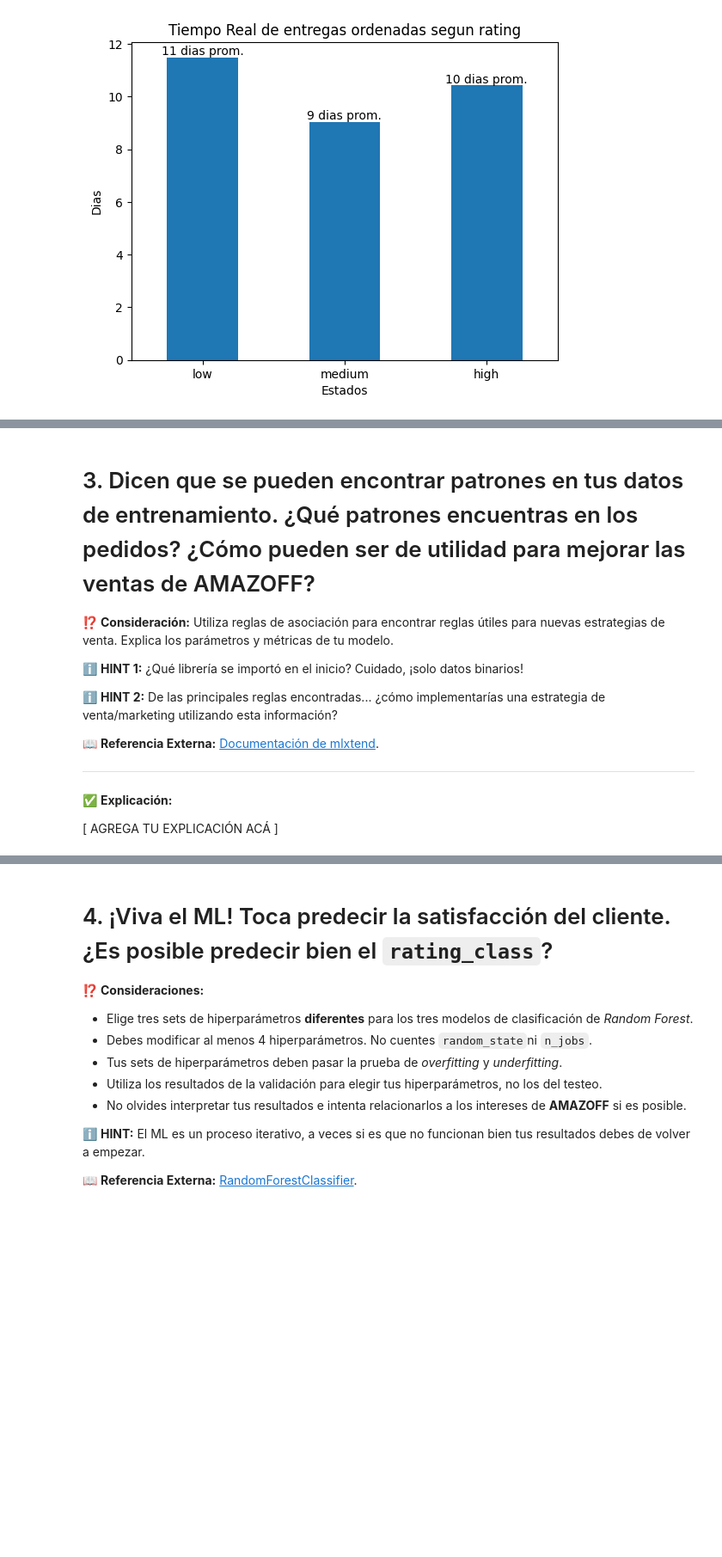
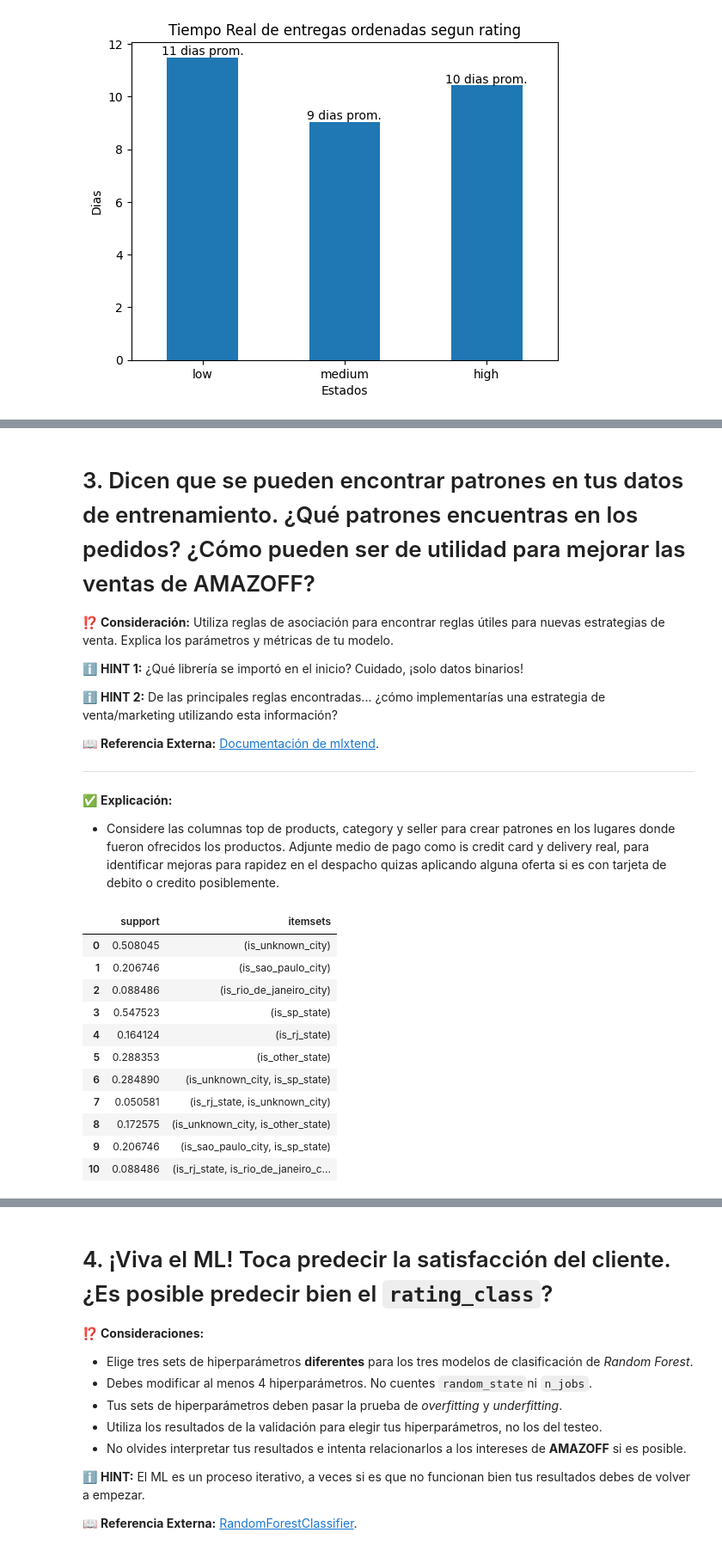
Before and after one commit to julvc/python_diplo, a Jupyter notebook: MP2.ipynb, the cells around one changed output, grey strips where cells are left out. Shown at 86% size. Cells and saved outputs as stored; diff of their text form; code cells hidden in the pictures; blank space fills up the shorter version.

```diff
--- a/MP2.ipynb
+++ b/MP2.ipynb
@@ -321,4 +326,4 @@ Test: 12722 rows
 
 ✅ **Explicación:**
 
-[ AGREGA TU EXPLICACIÓN ACÁ ]
+- Considere las columnas top de products, category y seller para crear patrones en los lugares donde fueron ofrecidos los productos. Adjunte medio de pago como is credit card y delivery real, para identificar mejoras para rapidez en el despacho quizas aplicando alguna oferta si es con tarjeta de debito o credito posiblemente.
@@ -337,0 +330,30 @@ rules
+# %%
+binary_x_train = x_train.drop(
+    columns=[
+        # Agrega las columnas que consideres
+        	'is_top_product',
+        	'is_top_seller',
+        	'is_top_category',
+        	'real_delivery_in_days',
+        	'is_credit_card'
+    ]
+).astype(bool)
+
+frequent_itemsets = apriori(binary_x_train, min_support=0.05, use_colnames=True)
+frequent_itemsets.sort_values(['support'], ascending=[False])
+#frequent_itemsets = apriori(binary_x_train, min_support=0.05, use_colnames=True)
+#frequent_itemsets['length'] = frequent_itemsets['itemsets'].apply(lambda x: len(x))
+frequent_itemsets
+# %% [output]
+|  | support | itemsets |
+| 0 | 0.508045 | (is_unknown_city) |
+| 1 | 0.206746 | (is_sao_paulo_city) |
+| 2 | 0.088486 | (is_rio_de_janeiro_city) |
+| 3 | 0.547523 | (is_sp_state) |
+| 4 | 0.164124 | (is_rj_state) |
+| 5 | 0.288353 | (is_other_state) |
+| 6 | 0.284890 | (is_unknown_city, is_sp_state) |
+| 7 | 0.050581 | (is_rj_state, is_unknown_city) |
+| 8 | 0.172575 | (is_unknown_city, is_other_state) |
+| 9 | 0.206746 | (is_sao_paulo_city, is_sp_state) |
+| 10 | 0.088486 | (is_rj_state, is_rio_de_janeiro_c... |
```
Also changed, not shown: parts of 5 cells of this notebook.
